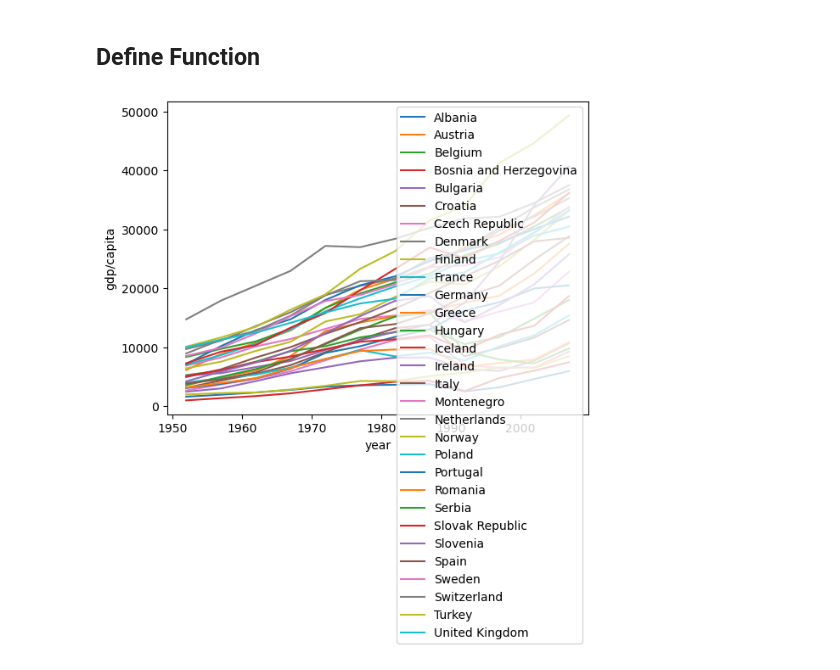
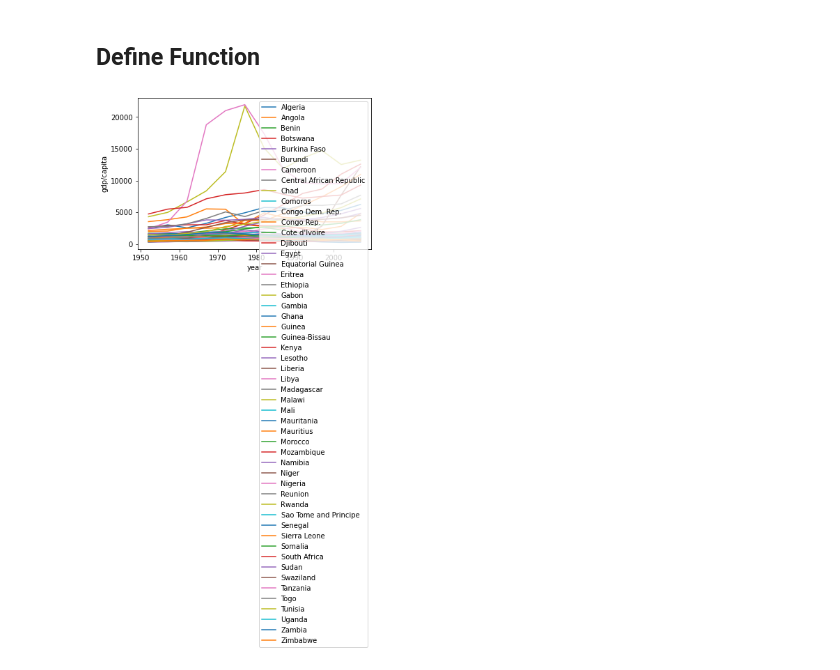
Before and after one commit to UMD-ENMA165-2025-Spring/readdata, a Jupyter notebook: plotfilefunction.ipynb, the cells around one changed output. Cells and saved outputs as stored; diff of their text form; code cells hidden in the pictures.

```diff
--- a/plotfilefunction.ipynb
+++ b/plotfilefunction.ipynb
@@ -45,7 +45,7 @@ def plotregion(region_path):
     plt.ylabel("gdp/capita")
     plt.xlabel("year")
 # %%
-plotregion("data/gapminder_gdp_europe.csv")
+plotregion("data/gapminder_gdp_africa.csv")
 # %% [output]
-[figure, old version]
+[figure, new version]
 # %%
```
Also changed, not shown: parts of 5 cells of this notebook.
